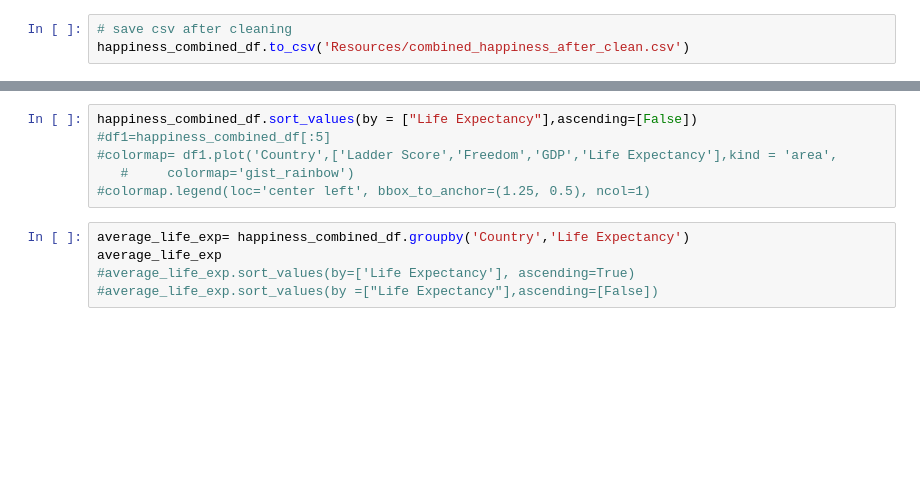
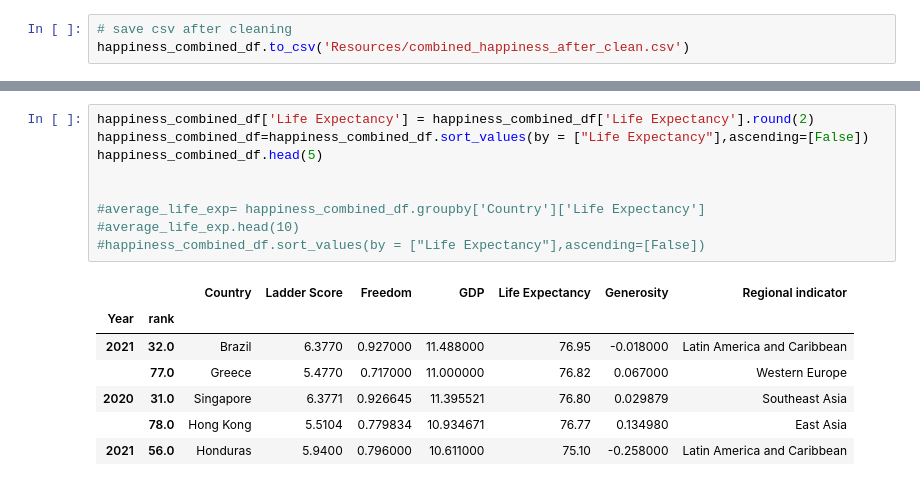
Before and after one commit to Ryan-Malin/TeamHappinessMain, a Jupyter notebook: Ramya's.ipynb, the cells around one changed output, grey strips where cells are left out. Saved outputs shown, nothing was run; the diff lists cells and outputs as text; blank space fills up the shorter version.

```diff
--- a/Ramya's.ipynb
+++ b/Ramya's.ipynb
@@ -132,11 +216,17 @@ happiness_combined_df
-# %%
-happiness_combined_df.sort_values(by = ["Life Expectancy"],ascending=[False])
-#df1=happiness_combined_df[:5]
-#colormap= df1.plot('Country',['Ladder Score','Freedom','GDP','Life Expectancy'],kind = 'area',
-   #     colormap='gist_rainbow')
-#colormap.legend(loc='center left', bbox_to_anchor=(1.25, 0.5), ncol=1)
 # %%
-average_life_exp= happiness_combined_df.groupby('Country','Life Expectancy')
-average_life_exp
-#average_life_exp.sort_values(by=['Life Expectancy'], ascending=True)
-#average_life_exp.sort_values(by =["Life Expectancy"],ascending=[False])
+happiness_combined_df['Life Expectancy'] = happiness_combined_df['Life Expectancy'].round(2)
+happiness_combined_df=happiness_combined_df.sort_values(by = ["Life Expectancy"],ascending=[False])
+happiness_combined_df.head(5)
+
+
+#average_life_exp= happiness_combined_df.groupby['Country']['Life Expectancy']
+#average_life_exp.head(10)
+#happiness_combined_df.sort_values(by = ["Life Expectancy"],ascending=[False])
+# %% [output]
+|  |  | Country | Ladder Score | Freedom | GDP | Life Expectancy | Generosity | Regional indicator |
+| Year | rank |  |  |  |  |  |  |  |
+| 2021 | 32.0 | Brazil | 6.3770 | 0.927000 | 11.488000 | 76.95 | -0.018000 | Latin America and Caribbean |
+|  | 77.0 | Greece | 5.4770 | 0.717000 | 11.000000 | 76.82 | 0.067000 | Western Europe |
+| 2020 | 31.0 | Singapore | 6.3771 | 0.926645 | 11.395521 | 76.80 | 0.029879 | Southeast Asia |
+|  | 78.0 | Hong Kong | 5.5104 | 0.779834 | 10.934671 | 76.77 | 0.134980 | East Asia |
+| 2021 | 56.0 | Honduras | 5.9400 | 0.796000 | 10.611000 | 75.10 | -0.258000 | Latin America and Caribbean |
```
Also changed, not shown: parts of 15 cells of this notebook.
